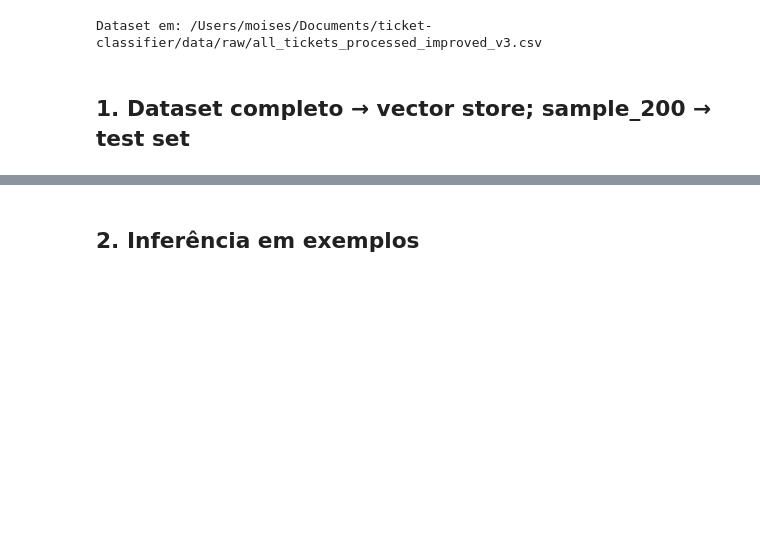
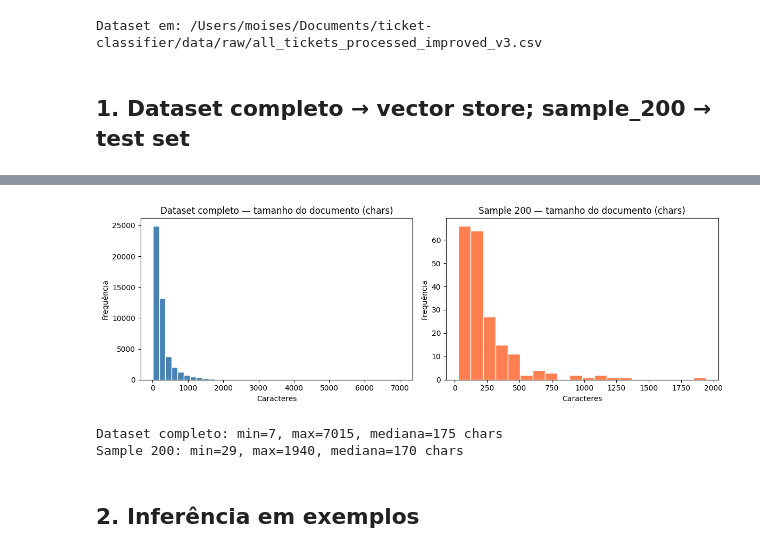
Before and after one commit to JoaquimBreno/ticket-classifier, a Jupyter notebook: notebook.ipynb, the cells around one changed output, grey strips where cells are left out. Drawn from its saved outputs; the diff is of its cells as text; code cells hidden in the pictures; blank space fills up the shorter version.

```diff
--- a/notebook.ipynb
+++ b/notebook.ipynb
@@ -115,3 +130,26 @@ Name: count, dtype: int64
+# %%
+doc_len_full = df_full[text_cols[0]].fillna("").astype(str).str.len()
+doc_len_sample = df_sample[text_cols[0]].fillna("").astype(str).str.len()
+
+fig, axes = plt.subplots(1, 2, figsize=(12, 4))
+axes[0].hist(doc_len_full, bins=40, color="steelblue", edgecolor="white")
+axes[0].set_title("Dataset completo — tamanho do documento (chars)")
+axes[0].set_xlabel("Caracteres")
+axes[0].set_ylabel("Frequência")
+
+axes[1].hist(doc_len_sample, bins=20, color="coral", edgecolor="white")
+axes[1].set_title("Sample 200 — tamanho do documento (chars)")
+axes[1].set_xlabel("Caracteres")
+axes[1].set_ylabel("Frequência")
+
+plt.tight_layout()
+plt.show()
+print("Dataset completo: min=%d, max=%d, mediana=%.0f chars" % (doc_len_full.min(), doc_len_full.max(), doc_len_full.median()))
+print("Sample 200: min=%d, max=%d, mediana=%.0f chars" % (doc_len_sample.min(), doc_len_sample.max(), doc_len_sample.median()))
+# %% [output]
+[figure, added]
+Dataset completo: min=7, max=7015, mediana=175 chars
+Sample 200: min=29, max=1940, mediana=170 chars
 # %% [markdown]
 ## 2. Inferência em exemplos
 # %%
```
Also changed, not shown: parts of 10 cells of this notebook, 5 other files.
